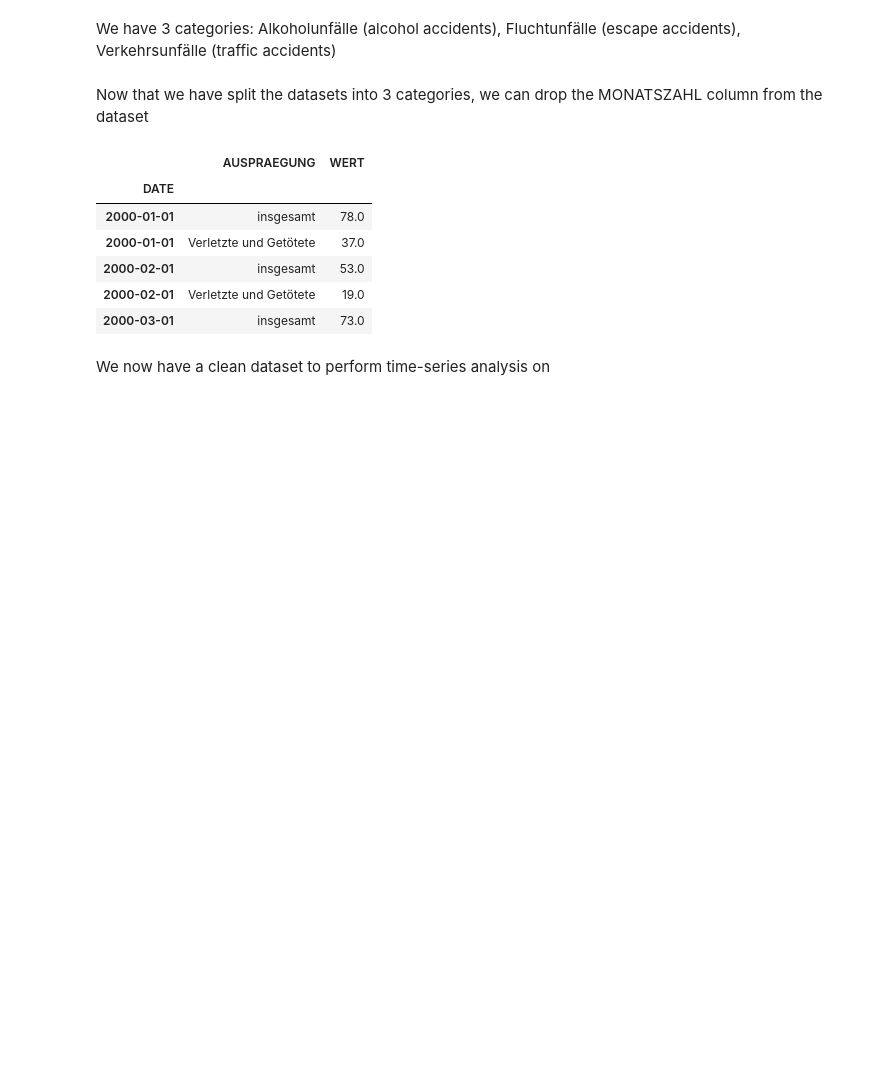
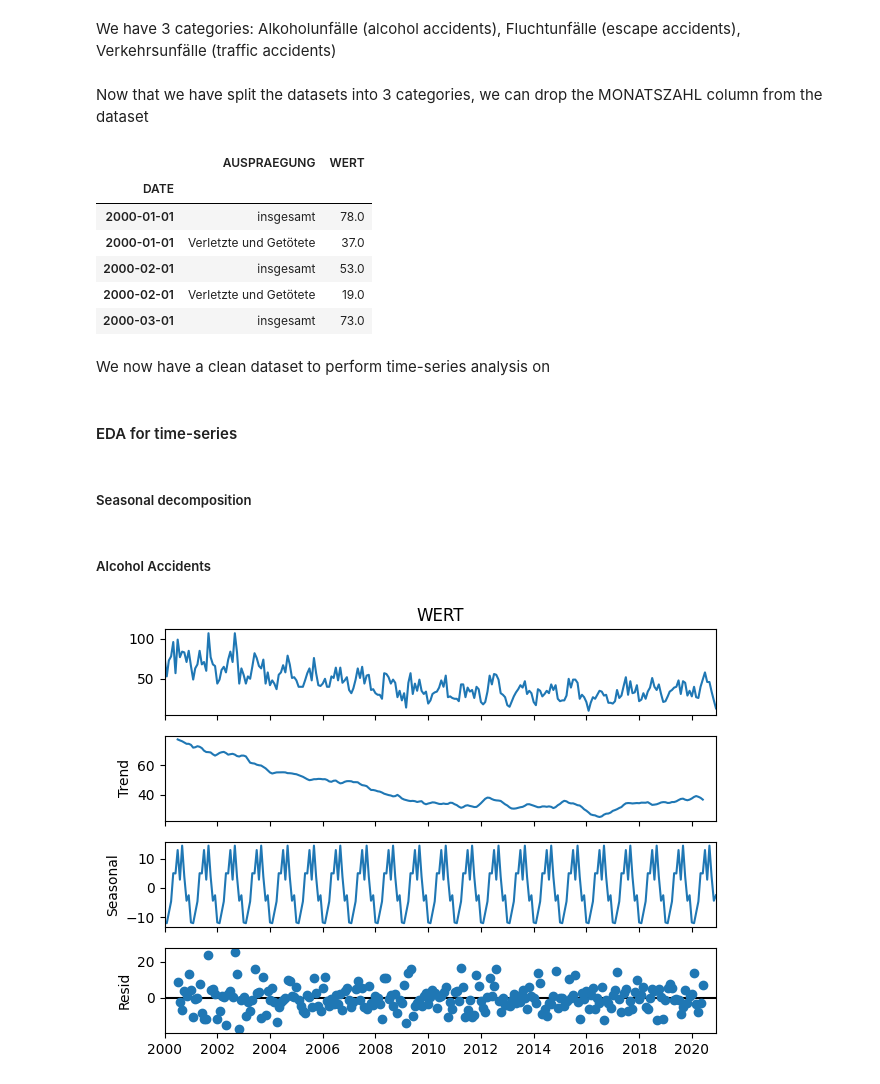
Before and after one commit to PrahithaM/DPS_Task, a Jupyter notebook: DPS_AI_Prahitha.ipynb, the cells around one changed output. Cells and saved outputs as stored; diff of their text form; code cells hidden in the pictures; blank space fills up the shorter version.

Commit message:
Seasonal trends and Outlier detection

```diff
--- a/DPS_AI_Prahitha.ipynb
+++ b/DPS_AI_Prahitha.ipynb
@@ -220,3 +200,17 @@ alcohol_accidents.head()
 | 2000-03-01 | insgesamt | 73.0 |
 # %% [markdown]
 We now have a clean dataset to perform time-series analysis on
+# %% [markdown]
+#### EDA for time-series
+# %% [markdown]
+##### Seasonal decomposition
+# %% [markdown]
+##### Alcohol Accidents
+# %%
+alcohol_accidents_insgesamt = alcohol_accidents[alcohol_accidents['AUSPRAEGUNG'] == 'insgesamt']
+# %%
+decomposition = sm.tsa.seasonal_decompose(alcohol_accidents_insgesamt['WERT'].asfreq('MS'), model='additive')
+fig = decomposition.plot()
+plt.show()
+# %% [output]
+[figure, added]
```
Also changed, not shown: parts of 37 cells of this notebook.
